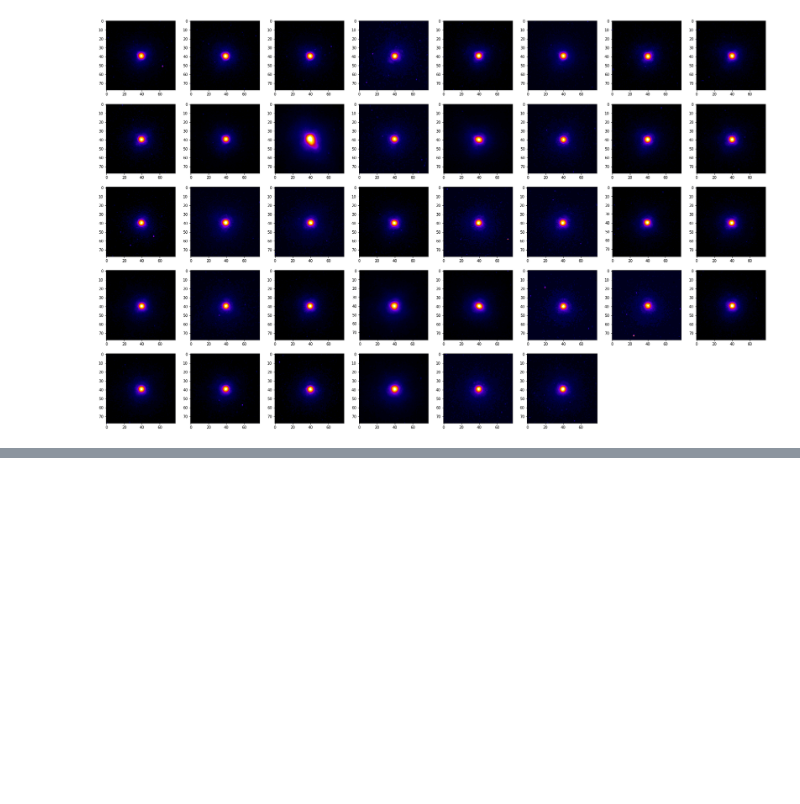
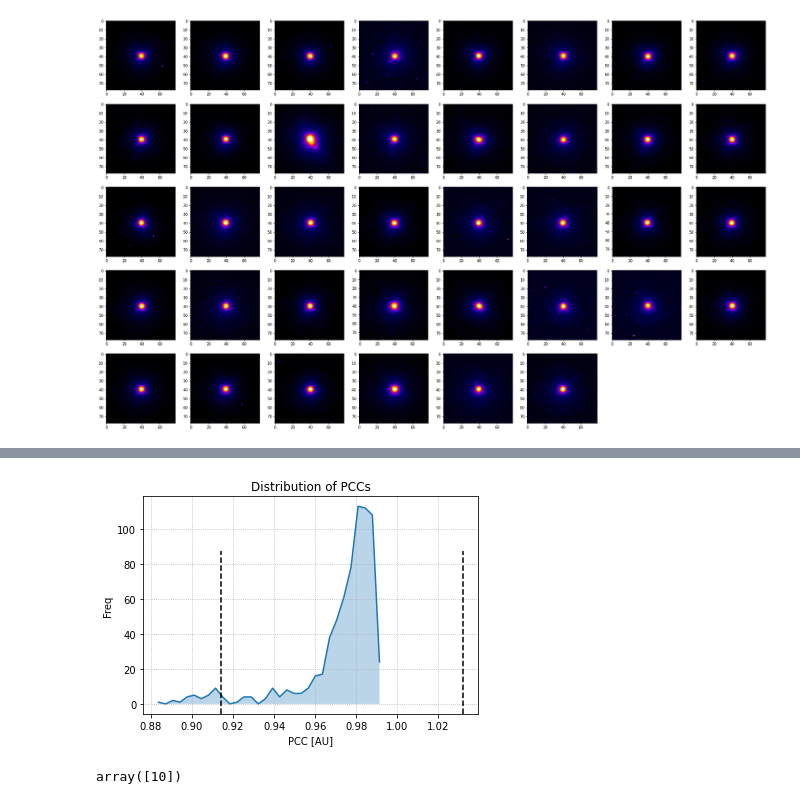
Before and after one commit to hoogenboom-group/PSF-Extractor, a Jupyter notebook: notebooks/walkthrough.ipynb, the cells around one changed output, grey strips where cells are left out. Saved outputs shown, nothing was run; the diff lists cells and outputs as text; code cells hidden in the pictures; blank space fills up the shorter version.

```diff
--- a/notebooks/walkthrough.ipynb
+++ b/notebooks/walkthrough.ipynb
@@ -336,0 +366,56 @@ from psf_extractor import gaussian_2D
+# %%
+# Collect PCCs
+pccs = []
+# Iterate through every (unique) pair of substacks
+ij = list(combinations(range(len(substacks)), 2))
+for i, j in tqdm(ij, total=len(ij)):
+
+    # Get pairs of substacks
+    mip_i = np.max(substacks[i], axis=0)
+    mip_j = np.max(substacks[j], axis=0)
+    # Enforce same shape (small chance that some substacks
+    # have different shape due to round off errors)
+    mip_j = resize(mip_j, mip_i.shape)
+    # Calculate PCC of maximum intensity projections
+    pcc, _ = pearsonr(mip_i.ravel(),
+                      mip_j.ravel())
+    pccs.append(pcc)
+
+# Convert to array
+pccs = np.array(pccs)
+# %%
+# Get distribution
+hist, bins = np.histogram(pccs, bins=32)
+bins = (bins[1:] + bins[:-1]) / 2
+
+# Outlier criteria
+pcc_min = pccs.mean() - 3*pccs.std()
+pcc_max = pccs.mean() + 3*pccs.std()
+
+# Plot distribution
+fig, ax = plt.subplots()
+ax.plot(bins, hist)
+ax.fill_between(bins, 0, hist, alpha=0.3)
+# Plot outlier range
+ax.axvline(pcc_min, ymax=0.75, color='k', ls='--')
+ax.axvline(pcc_max, ymax=0.75, color='k', ls='--')
+# Aesthetics
+ax.grid(ls=':')
+ax.set_xlabel('PCC [AU]')
+ax.set_ylabel('Freq')
+ax.set_title('Distribution of PCCs');
+# %% [output]
+[figure, added]
+# %%
+# Get indices of candidate outliers
+suspects_i = np.argwhere((pccs < pcc_min) |\
+                         (pccs > pcc_max))
+# Convert to indices of substack pairs
+suspects_ij = np.array(ij)[suspects_i[:, 0]]
+
+# Determine frequency of out lying (?)
+i, counts = np.unique(suspects_ij, return_counts=True)
+outliers = i[counts > 3*counts.mean()]
+outliers
+# %% [output]
+array([10])
```
Also changed, not shown: parts of 15 cells of this notebook, 2 other files.
